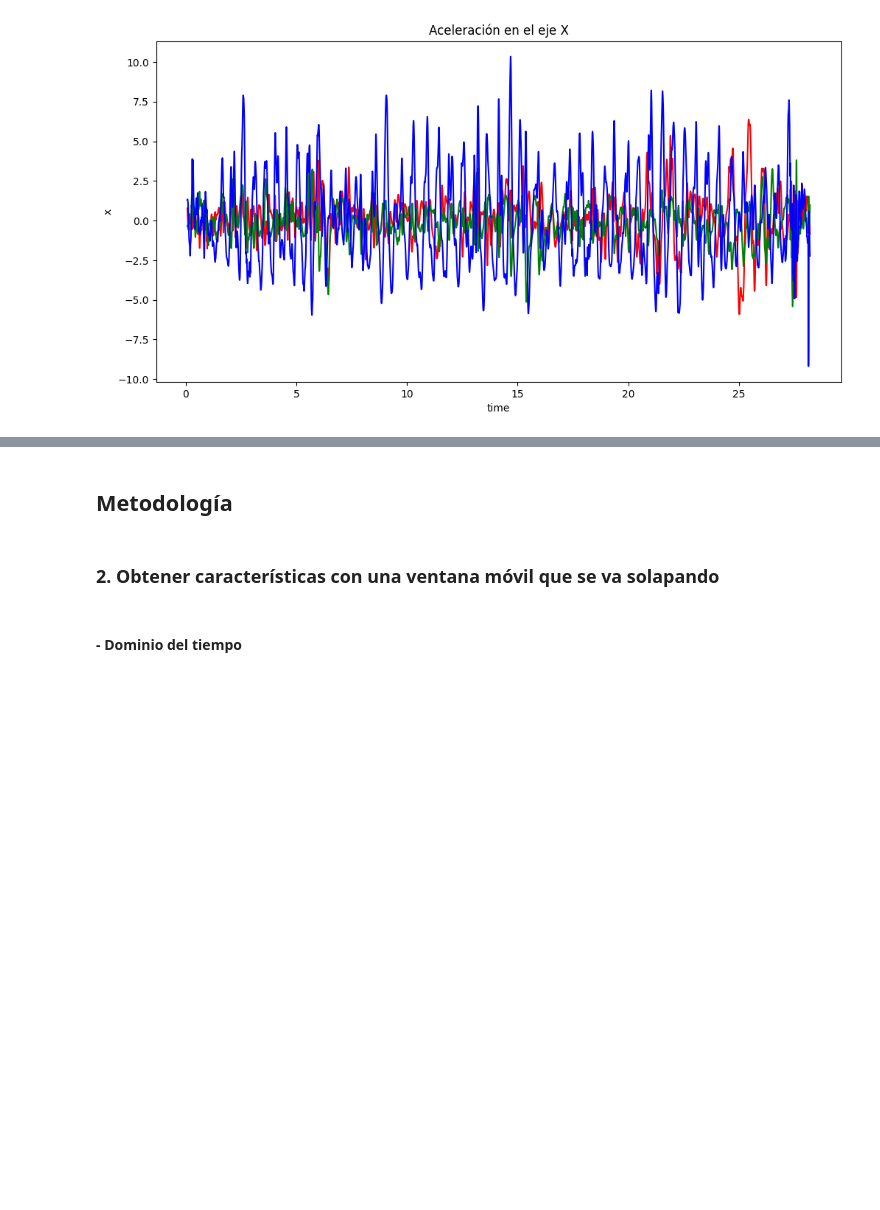
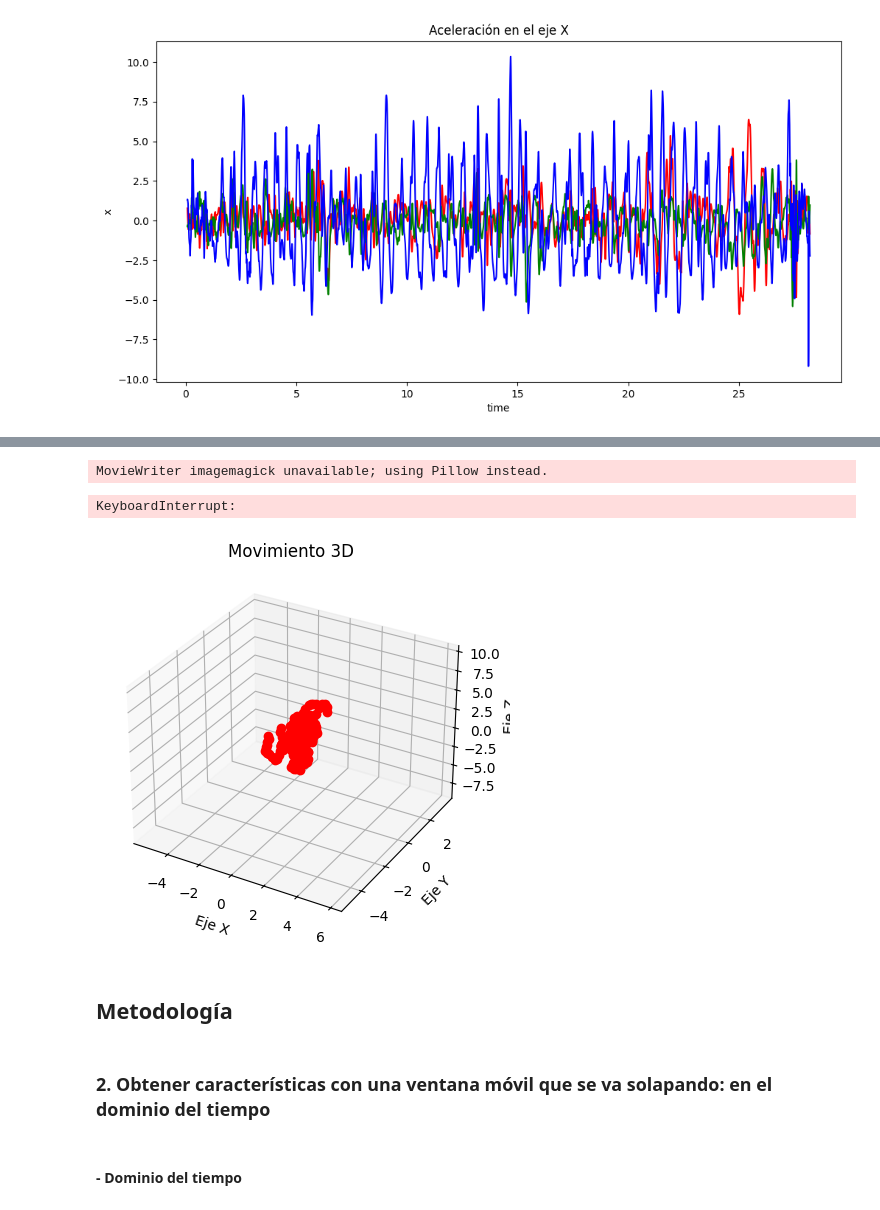
Before and after one commit to unaimleal/industria_acelerometro, a Jupyter notebook: practica1_movimientos.ipynb, the cells around one changed output, grey strips where cells are left out. Cells and saved outputs as stored; diff of their text form; code cells hidden in the pictures; blank space fills up the shorter version.

```diff
--- a/practica1_movimientos.ipynb
+++ b/practica1_movimientos.ipynb
@@ -73,7 +81,46 @@ plt.show()
+# %%
+from mpl_toolkits.mplot3d import Axes3D
+import matplotlib.animation as animation
+
+# Configuración inicial para la figura 3D
+fig = plt.figure()
+ax = fig.add_subplot(111, projection='3d')
+
+# Configurar los límites del gráfico según tus datos
+ax.set_xlim([df_bajar1['x'].min(), df_bajar1['x'].max()])
+ax.set_ylim([df_bajar1['y'].min(), df_bajar1['y'].max()])
+ax.set_zlim([df_bajar1['z'].min(), df_bajar1['z'].max()])
+
+# Titulo y etiquetas
+ax.set_title('Movimiento 3D')
+ax.set_xlabel('Eje X')
+ax.set_ylabel('Eje Y')
+ax.set_zlabel('Eje Z')
+
+# Función de inicialización: plota el fondo de cada cuadro
+def init():
+    ax.plot(df_bajar1['x'][0:1], df_bajar1['y'][0:1], df_bajar1['z'][0:1], 'ro')
+    return fig,
+
+# Función de animación: se llama secuencialmente
+def animate(i):
+    ax.plot(df_bajar1['x'][i:i+1], df_bajar1['y'][i:i+1], df_bajar1['z'][i:i+1], 'ro')
+    return fig,
+
+# Llamar al animador, blit=True significa que solo se redibuja lo que ha cambiado
+ani = animation.FuncAnimation(fig, animate, init_func=init,
+                              frames=len(df_bajar1), interval=20000, blit=True)
+
+# Guardar la animación
+ani.save('movimiento_3d.gif', writer='imagemagick', fps=60)
+# %% [output]
+MovieWriter imagemagick unavailable; using Pillow instead.
+KeyboardInterrupt:
+[figure, added]
 # %% [markdown]
 ## Metodología
 # %% [markdown]
-### 2. Obtener características con una ventana móvil que se va solapando
+### 2. Obtener características con una ventana móvil que se va solapando: en el dominio del tiempo
 # %%
 # Cada ventana tendrá 1000 puntos, y el dataframe para clasificar contendrá una fila por ventana y una columna por característica extraída, además de la etiqueta
 # %% [markdown]
```
Also changed, not shown: parts of 31 cells of this notebook, 2 other files.
